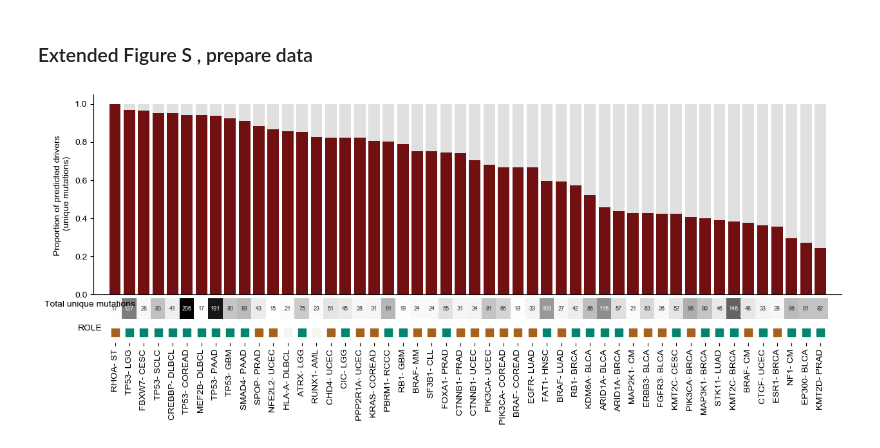
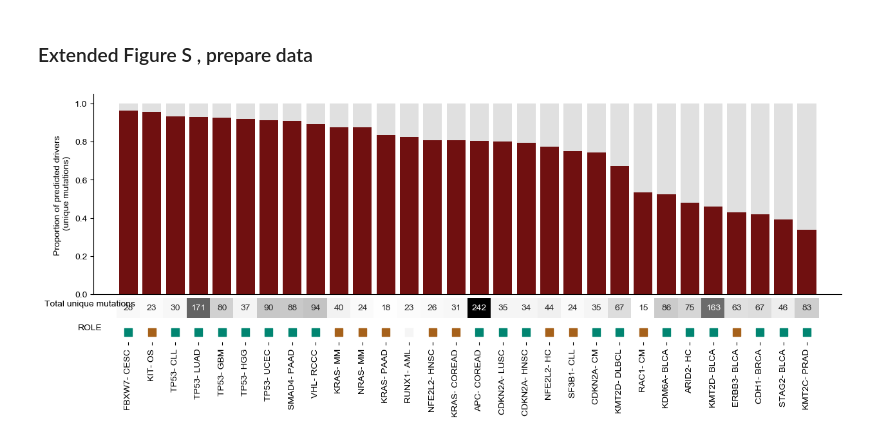
Before and after one commit to bbglab/boostdm-analyses, a Jupyter notebook: Extended_Figure_1/display_panels_Extended_Figure1.ipynb, the cells around one changed output. Cells and saved outputs as stored; diff of their text form; code cells hidden in the pictures.

Commit message:
change number of example in extended figure 1, unique drivers proportion

```diff
--- a/Extended_Figure_1/display_panels_Extended_Figure1.ipynb
+++ b/Extended_Figure_1/display_panels_Extended_Figure1.ipynb
@@ -233,7 +233,7 @@ Number of unique mutatoins... 55729
 ### Extended Figure S , prepare data
 # %%
 ratios = pd.read_csv("source_data/ratio_drivers_per_gene.tsv",sep="\t")
-r = ratios[ratios["unique_mutations"]>14].sample(50,random_state=1).sort_values("ratio_drivers",ascending=False)
+r = ratios[ratios["unique_mutations"]>14].sample(30,random_state=5).sort_values("ratio_drivers",ascending=False)
 # %%
 fig,_ = plt.subplots(figsize=(15,5))
 gs = gridspec.GridSpec(figure=fig, ncols=1, nrows=3, height_ratios=[10, 1, 1])
@@ -250,7 +250,7 @@ sns.barplot(data=r,x="label",y="ratio_drivers",color="#800000",ax=ax,order=label
 # barplot mutations total
 e=r.set_index(["gene","CANCER_TYPE"])[["unique_mutations"]].T
 e.columns=labels
-sns.heatmap(e,cmap="Greys",annot=True, fmt="d",ax=ax1,cbar=False, annot_kws={"fontsize":6.5})
+sns.heatmap(e,cmap="Greys",annot=True, fmt="d",ax=ax1,cbar=False, annot_kws={"fontsize":10})
 
 r["color"] = r.apply(lambda row: conf.dict_colors_role[row["ROLE"]],axis=1)
 c=r.set_index(["gene","CANCER_TYPE"])[["color"]].T
@@ -260,31 +260,31 @@ for i in range(len(labels)):
 
 
 ax.set_xticks([])
 ax1.set_xticks([])
 #ax2.set_xticks([])
 ax2.set_xticks(range(len(labels)))
 ax2.set_xticklabels(labels,rotation=90)
 ax.set_xlim(ax.get_xlim()[0]-1,ax.get_xlim()[1]+1)
 ax1.set_xlim(ax.get_xlim()[0]+.5,ax.get_xlim()[1]+0.5)
 ax2.set_xlim(ax.get_xlim()[0],ax.get_xlim()[1])
 
 
 ax2.spines['top'].set_linewidth(0.0)
 ax2.spines['right'].set_linewidth(0.0)
 ax2.spines['left'].set_linewidth(0.0)
 ax2.spines['bottom'].set_linewidth(0.0)
 
 ax.spines['top'].set_linewidth(0.0)
 ax.spines['right'].set_linewidth(0.0)
 
 
 ax.set_ylabel("Proportion of predicted drivers \n (unique mutations)")
 ax1.set_ylabel("Total unique mutations",rotation=0)
 ax2.set_ylabel("ROLE",rotation=0)
 
 ax1.set_yticks([])
 ax2.set_yticks([])
 plt.savefig(f'./raw_plots/examples_genes_driver_proportion.pdf', dpi=800,bbox_inches="tight")
 plt.show()
 # %% [output]
-[figure, old version]
+[figure, new version]
```
Also changed, not shown: 10 other files.
